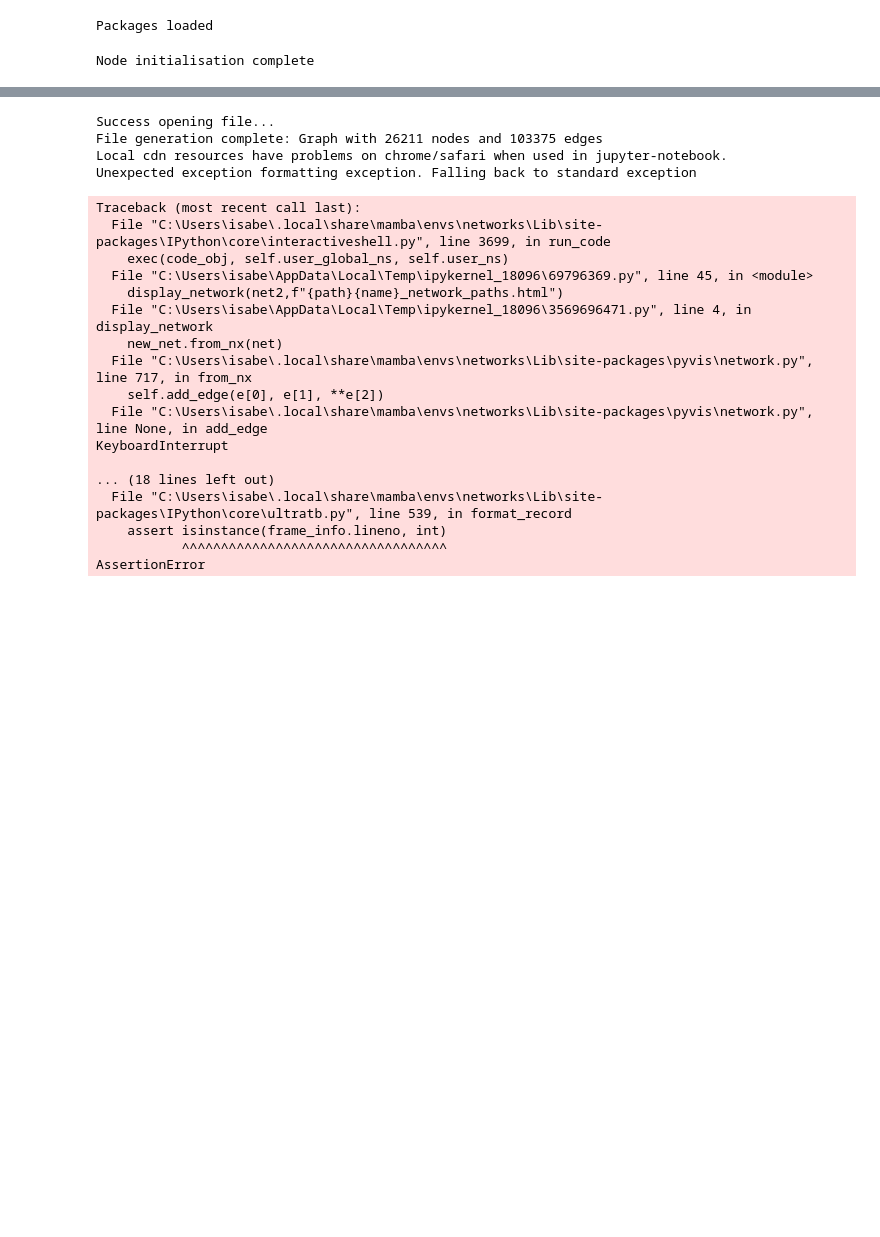
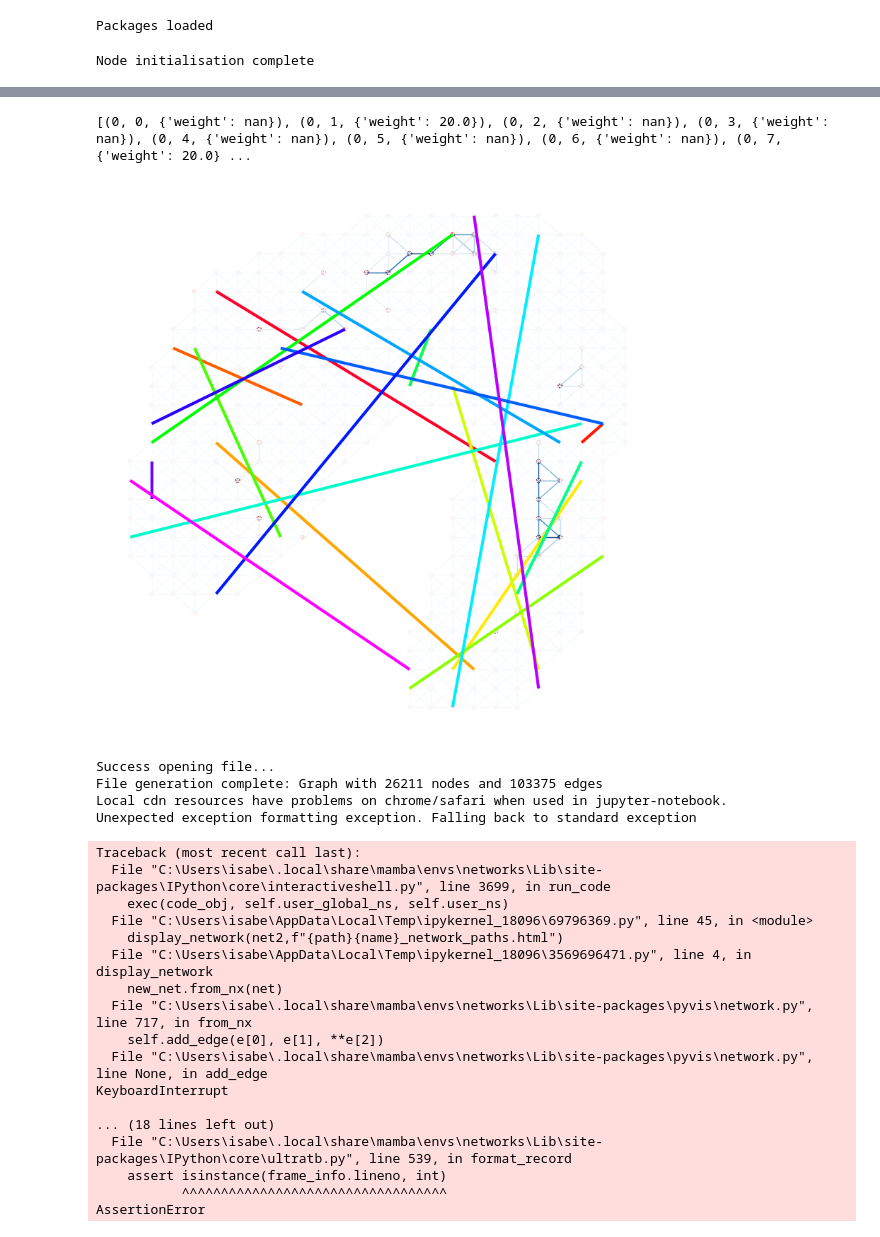
Before and after one commit to izzy-cole/Path-Prediction-Vasculogenesis, a Jupyter notebook: shortest_path_stochastic.ipynb, the cells around one changed output, grey strips where cells are left out. Cells and saved outputs as stored; diff of their text form; code cells hidden in the pictures; blank space fills up the shorter version.

Commit message:
Add path traversal via networkx

```diff
--- a/shortest_path_stochastic.ipynb
+++ b/shortest_path_stochastic.ipynb
@@ -41,3 +33,8 @@ def display_network(net,name):
+# %%
+paths.stochastic_paths(nodes,adj,20,start_type="blood island")
+# %% [output]
+[(0, 0, {'weight': nan}), (0, 1, {'weight': 20.0}), (0, 2, {'weight': nan}), (0, 3, {'weight': nan}), (0, 4, {'weight': nan}), (0, 5, {'weight': nan}), (0, 6, {'weight': nan}), (0, 7, {'weight': 20.0} ...
+[figure, added]
 # %%
 def stochastic_paths(n,net,particles):
     random.seed(1)
```
Also changed, not shown: parts of 3 cells of this notebook, 2 other files.
